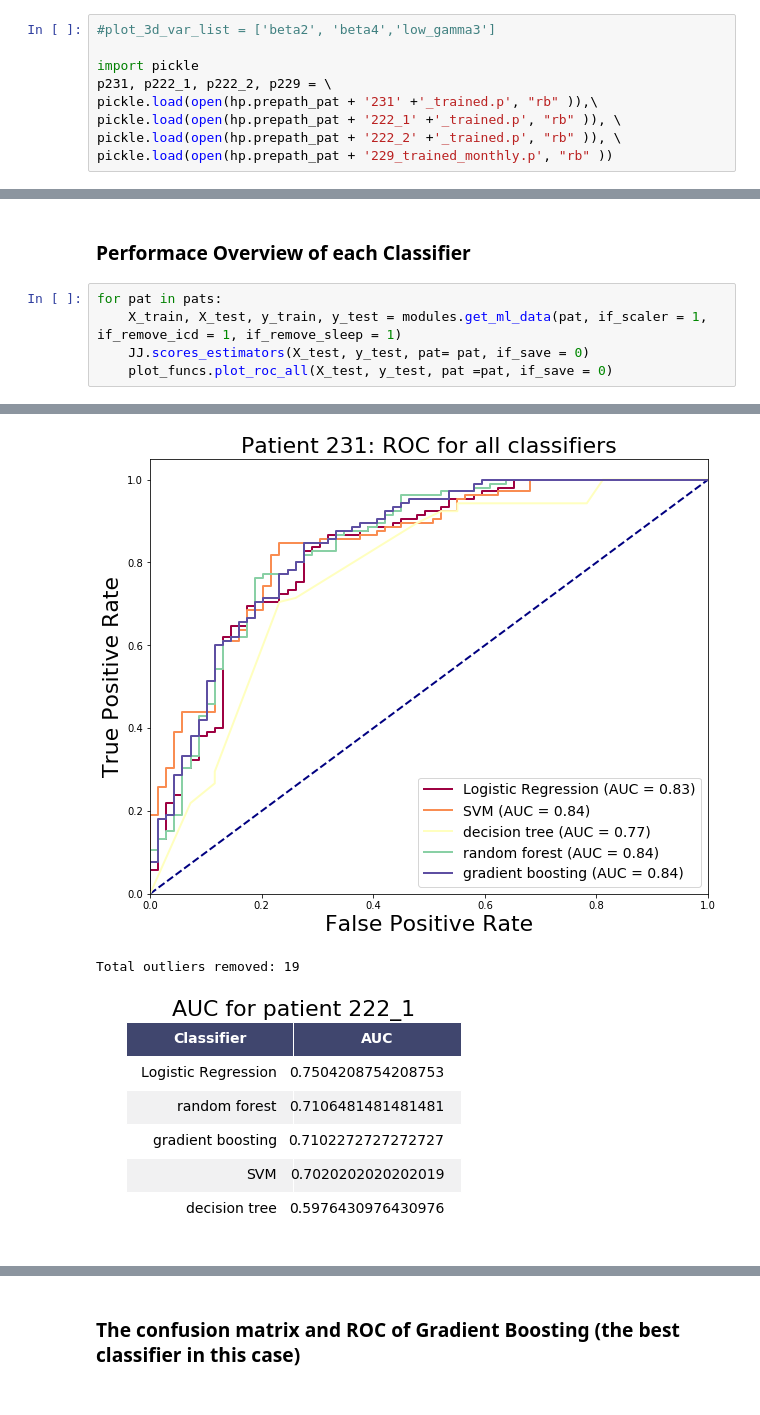
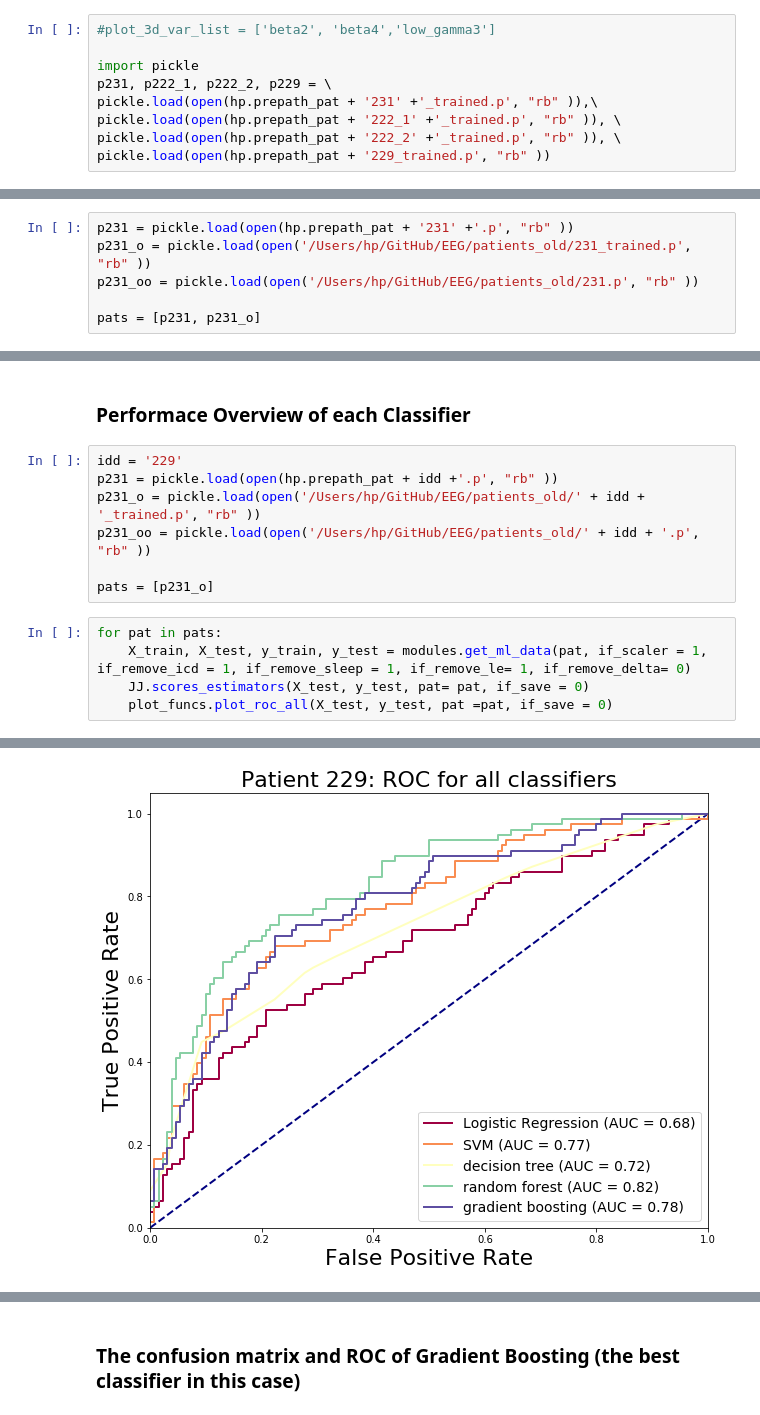
Before and after one commit to sdot08/Optimization-of-Responsive-Neurostimulation-RNS-Therapy-through-Data-Mining-Approaches, a Jupyter notebook: src/ML results.ipynb, the cells around one changed output, grey strips where cells are left out. Drawn from its saved outputs; the diff is of its cells as text.

```diff
--- a/src/ML results.ipynb
+++ b/src/ML results.ipynb
@@ -39,5 +39,5 @@ p231, p222_1, p222_2, p229 = \
 pickle.load(open(hp.prepath_pat + '231' +'_trained.p', "rb" )),\
 pickle.load(open(hp.prepath_pat + '222_1' +'_trained.p', "rb" )), \
 pickle.load(open(hp.prepath_pat + '222_2' +'_trained.p', "rb" )), \
-pickle.load(open(hp.prepath_pat + '229_trained_monthly.p', "rb" ))
+pickle.load(open(hp.prepath_pat + '229_trained.p', "rb" ))
 # %%
@@ -44,0 +45,6 @@ pats = [p231, p222_1, p222_2]
+# %%
+p231 = pickle.load(open(hp.prepath_pat + '231' +'.p', "rb" ))
+p231_o = pickle.load(open('/Users/hp/GitHub/EEG/patients_old/231_trained.p', "rb" ))
+p231_oo = pickle.load(open('/Users/hp/GitHub/EEG/patients_old/231.p', "rb" ))
+
+pats = [p231, p231_o]
@@ -67,9 +109,16 @@ plot_funcs.plot_epoch_mean(pats, if_save = 0)
 ## 3. Classifier Performance
 # %% [markdown]
 ### Performace Overview of each Classifier
+# %%
+idd = '229'
+p231 = pickle.load(open(hp.prepath_pat + idd +'.p', "rb" ))
+p231_o = pickle.load(open('/Users/hp/GitHub/EEG/patients_old/' + idd + '_trained.p', "rb" ))
+p231_oo = pickle.load(open('/Users/hp/GitHub/EEG/patients_old/' + idd + '.p', "rb" ))
+
+pats = [p231_o]
 # %%
 for pat in pats:
-    X_train, X_test, y_train, y_test = modules.get_ml_data(pat, if_scaler = 1, if_remove_icd = 1, if_remove_sleep = 1)
+    X_train, X_test, y_train, y_test = modules.get_ml_data(pat, if_scaler = 1, if_remove_icd = 1, if_remove_sleep = 1, if_remove_le= 1, if_remove_delta= 0)
     JJ.scores_estimators(X_test, y_test, pat= pat, if_save = 0)
     plot_funcs.plot_roc_all(X_test, y_test, pat =pat, if_save = 0)
 # %% [output]
@@ -79,3 +128 @@ Total outliers removed: 24
-[figure, old version]
+[figure, new version]
-Total outliers removed: 19
-[figure, removed]
```
Also changed, not shown: parts of 9 cells of this notebook, 41 other files.
